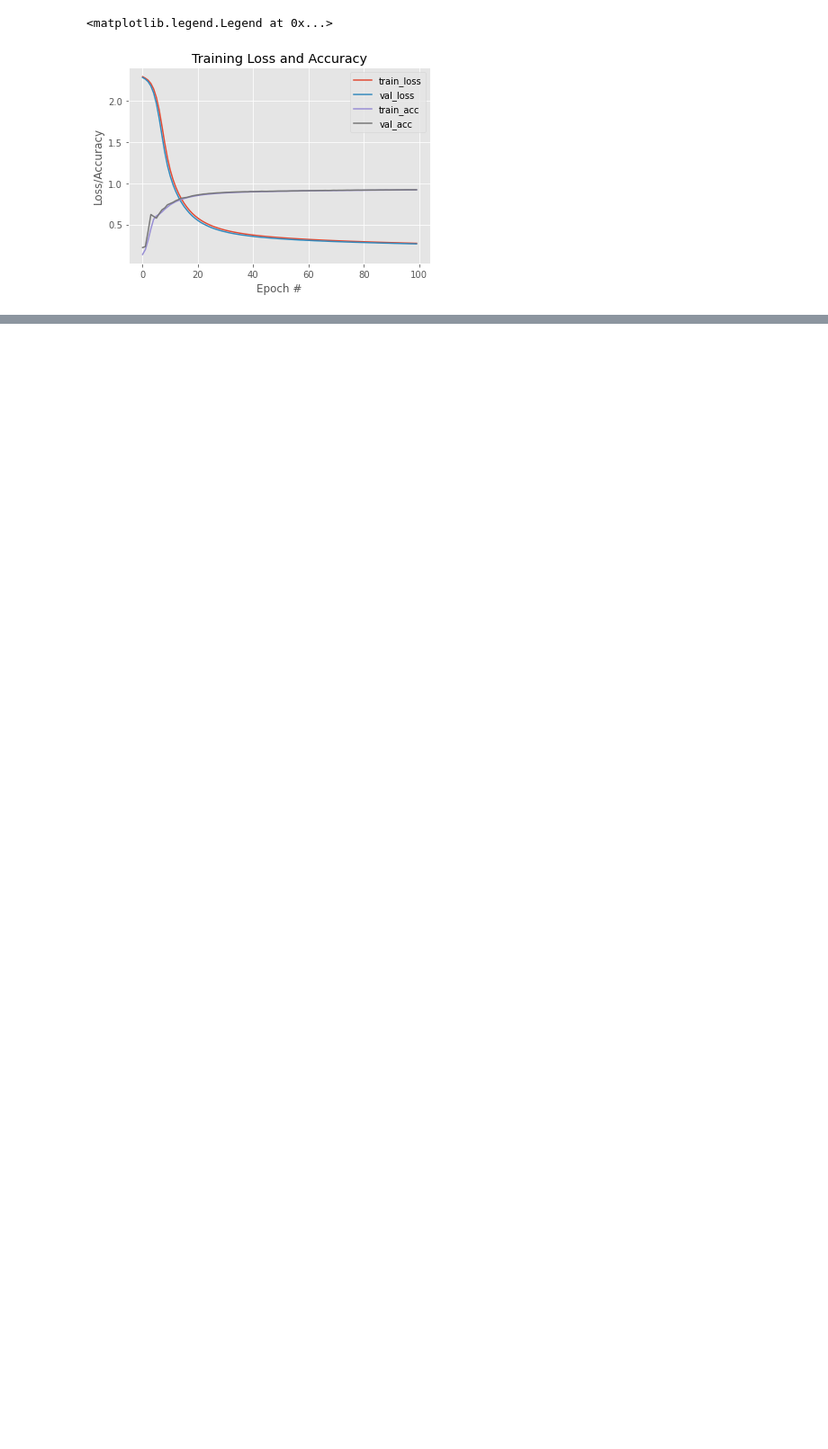
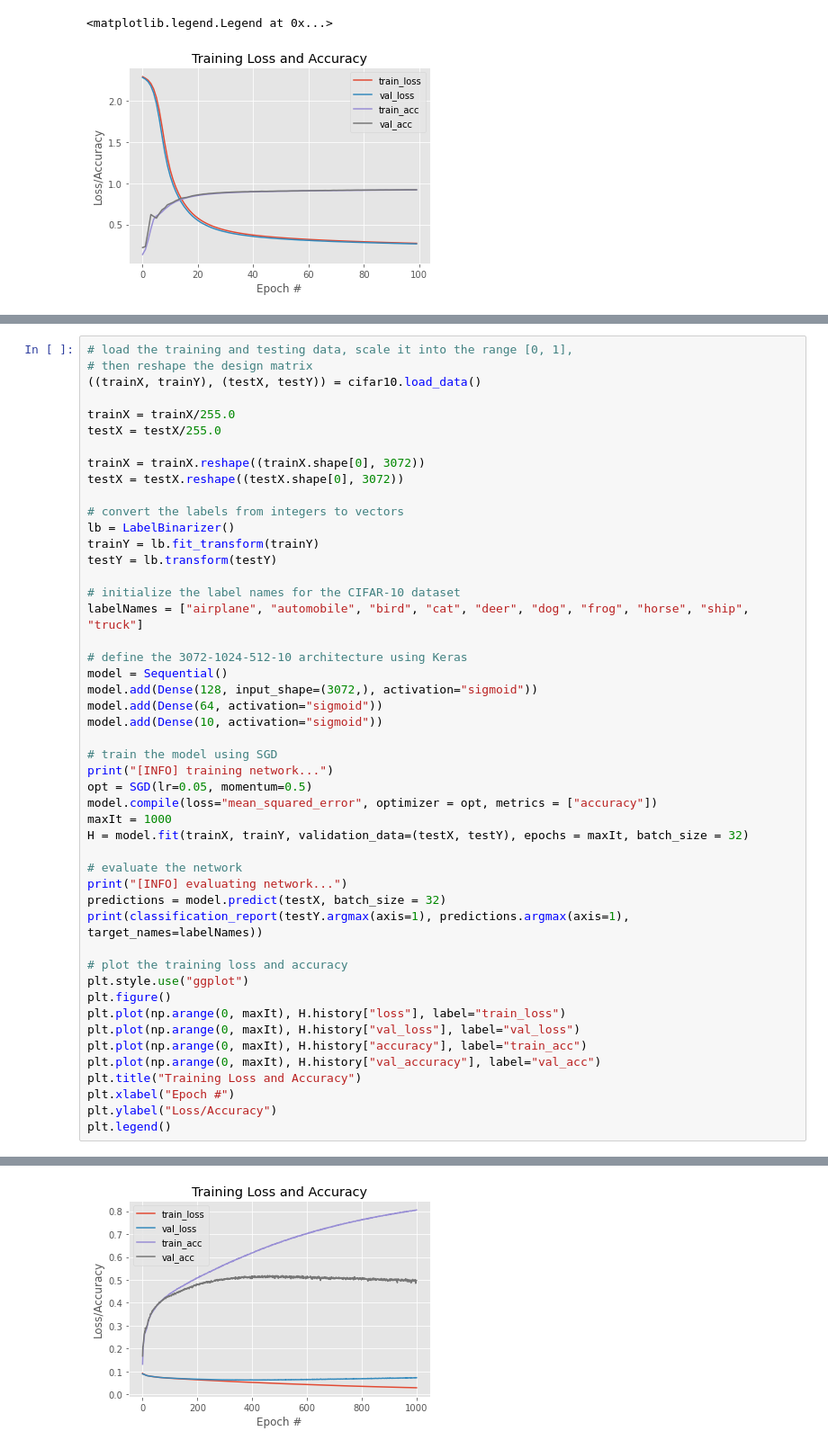
Before and after one commit to rtwhite1546/Fall-2020-Neural-Networks, a Jupyter notebook: Week-8/Week-8-Keras-and-Convolutions.ipynb, the cells around one changed output, grey strips where cells are left out. Shown at 90% size. Saved outputs shown, nothing was run; the diff lists cells and outputs as text; blank space fills up the shorter version.

```diff
--- a/Week-8/Week-8-Keras-and-Convolutions.ipynb
+++ b/Week-8/Week-8-Keras-and-Convolutions.ipynb
@@ -161,0 +313,49 @@ KeyboardInterrupt:
+# %%
+# load the training and testing data, scale it into the range [0, 1],
+# then reshape the design matrix
+((trainX, trainY), (testX, testY)) = cifar10.load_data()
+
+trainX = trainX/255.0
+testX = testX/255.0
+
+trainX = trainX.reshape((trainX.shape[0], 3072))
+testX = testX.reshape((testX.shape[0], 3072))
+
+# convert the labels from integers to vectors
+lb = LabelBinarizer()
+trainY = lb.fit_transform(trainY)
+testY = lb.transform(testY)
+
+# initialize the label names for the CIFAR-10 dataset
+labelNames = ["airplane", "automobile", "bird", "cat", "deer", "dog", "frog", "horse", "ship", "truck"]
+
+# define the 3072-1024-512-10 architecture using Keras
+model = Sequential()
+model.add(Dense(128, input_shape=(3072,), activation="sigmoid"))
+model.add(Dense(64, activation="sigmoid"))
+model.add(Dense(10, activation="sigmoid"))
+
+# train the model using SGD
+print("[INFO] training network...")
+opt = SGD(lr=0.05, momentum=0.5)
+model.compile(loss="mean_squared_error", optimizer = opt, metrics = ["accuracy"])
+maxIt = 1000
+H = model.fit(trainX, trainY, validation_data=(testX, testY), epochs = maxIt, batch_size = 32)
+
+# evaluate the network
+print("[INFO] evaluating network...")
+predictions = model.predict(testX, batch_size = 32)
+print(classification_report(testY.argmax(axis=1), predictions.argmax(axis=1), target_names=labelNames))
+
+# plot the training loss and accuracy
+plt.style.use("ggplot")
+plt.figure()
+plt.plot(np.arange(0, maxIt), H.history["loss"], label="train_loss")
+plt.plot(np.arange(0, maxIt), H.history["val_loss"], label="val_loss")
+plt.plot(np.arange(0, maxIt), H.history["accuracy"], label="train_acc")
+plt.plot(np.arange(0, maxIt), H.history["val_accuracy"], label="val_acc")
+plt.title("Training Loss and Accuracy")
+plt.xlabel("Epoch #")
+plt.ylabel("Loss/Accuracy")
+plt.legend()
+# %% [output]
@@ -161,0 +380 @@ KeyboardInterrupt:
+[figure, added]
```
Also changed, not shown: parts of 7 cells of this notebook, 1 other file.
